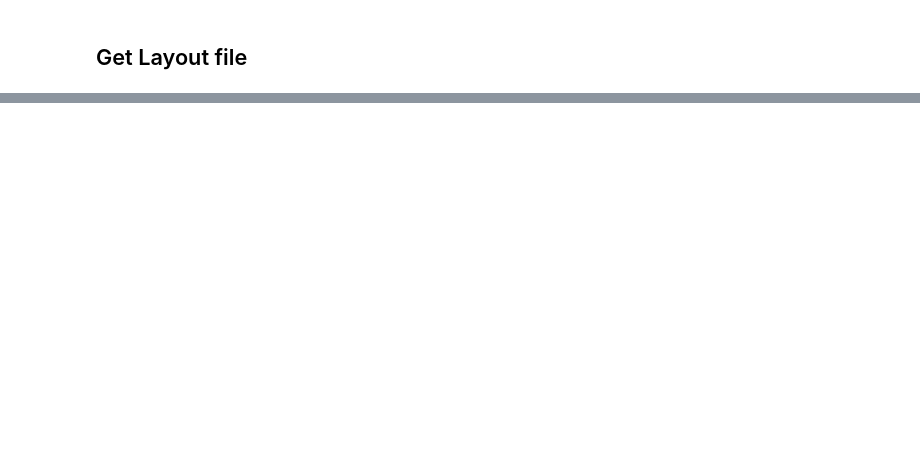
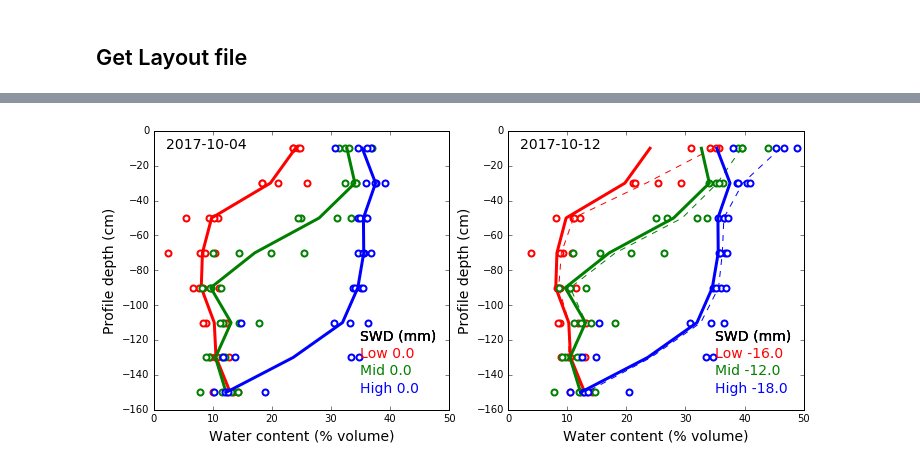
Before and after one commit to PlantandFoodResearch/MVI, a Jupyter notebook: RA1.3/GetSoilWaterData.ipynb, the cells around one changed output, grey strips where cells are left out. Cells and saved outputs as stored; diff of their text form; code cells hidden in the pictures; blank space fills up the shorter version.

```diff
--- a/RA1.3/GetSoilWaterData.ipynb
+++ b/RA1.3/GetSoilWaterData.ipynb
@@ -77,0 +114,38 @@ Means
+# %%
+IrrigID = 'VRI'
+ObsDates = list(SoilWaterData.index.levels[1])
+NoObsDates = float(len(ObsDates))
+ProfileGraphs = plt.figure(figsize=(18,5))
+PlotPos = 1
+NoCols = 3.0
+NoRows = np.ceil(NoObsDates/NoCols)
+for Date in ObsDates:
+    fig = ProfileGraphs.add_subplot(NoRows,NoCols,PlotPos)
+    PlotPos += 1
+    pos = 0
+    cols = ['r','g','b']
+    yloc = [-130,-140,-150]
+    for ZoneID in ['Low','Mid','High']:
+        Filter = (SoilWaterData.Zone == ZoneID) & (SoilWaterData.Irrig == IrrigID) & (SoilWaterData.Date == Date)
+        TreatWC = SoilWaterData.ix[Filter,['D0','D1','D2','D3','D4','D5','D6','D7']]
+        for Plot in TreatWC.index:
+            plt.plot(TreatWC.ix[Plot],[-10,-30,-50,-70,-90,-110,-130,-150],'o',mec=cols[pos],mfc='w',lw=3,ms=6,mew=2)
+        TreatMean = TreatWC.median()
+        plt.plot(TreatMean,[-10,-30,-50,-70,-90,-110,-130,-150],'--',color=cols[pos])
+        Filter2 = (FieldCapacity.Zone == ZoneID) & (FieldCapacity.Irrig == IrrigID)
+        TreatFC = FieldCapacity.ix[Filter2,['D0','D1','D2','D3','D4','D5','D6','D7']]
+        MeanFC = TreatFC.median()
+        plt.plot(MeanFC,[-10,-30,-50,-70,-90,-110,-130,-150],lw=3,color=cols[pos],label = ZoneID)
+        TreatProfileFC = MeanFC.sum()
+        TreatProfileWater = TreatMean.sum()
+        TreatSWD = TreatProfileFC  - TreatProfileWater
+        label = ZoneID + ' ' + str(round(TreatSWD))
+        fig.text(35,-120,'SWD (mm)',fontsize=14)
+        fig.text(35,yloc[pos],label,fontsize=14,color=cols[pos])
+        pos +=1
+    plt.xlim(0,50)
+    plt.ylabel('Profile depth (cm)',fontsize=14)
+    plt.xlabel('Water content (% volume)',fontsize=14)
+    plt.text(2,-10,Date.date(),fontsize = 14)
+# %% [output]
+[figure, added]
```
Also changed, not shown: parts of 6 cells of this notebook, 2 other files.
